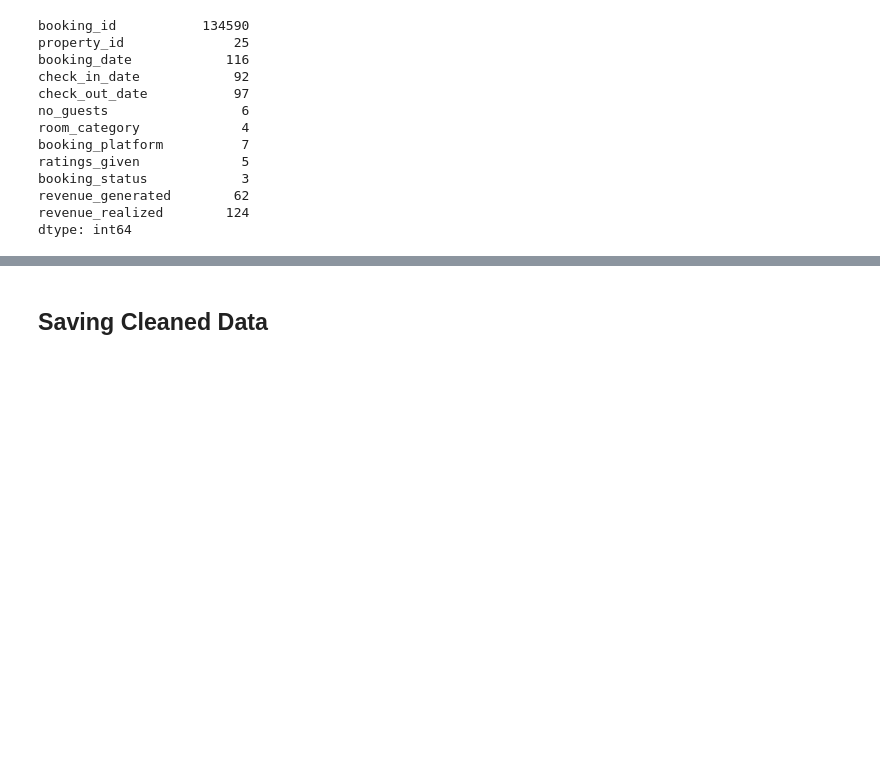
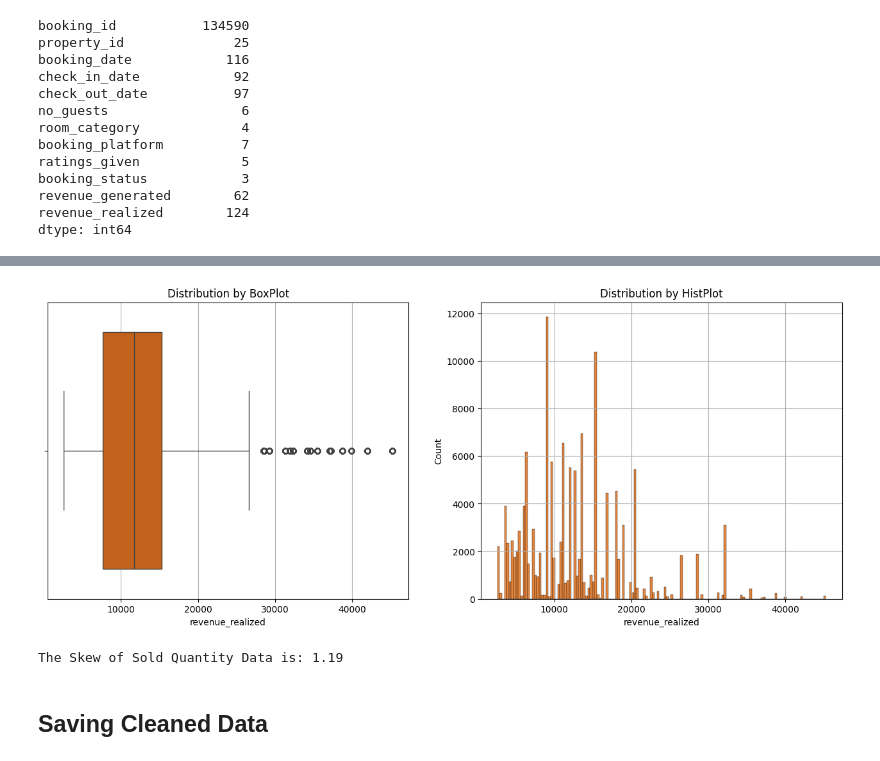
Before and after one commit to WalterEdwardd/AtliQ_Grands_Hospitality_Revenue_Strategy_Project, a Jupyter notebook: scripts/processed.ipynb, the cells around one changed output, grey strips where cells are left out. Cells and saved outputs as stored; diff of their text form; code cells hidden in the pictures; blank space fills up the shorter version.

```diff
--- a/scripts/processed.ipynb
+++ b/scripts/processed.ipynb
@@ -1272,3 +1474,24 @@ dtype: int64
+# %%
+# Create a BoxPlot and HistPlot to visualize distribution of 'ev_sold' and detect any outliers
+# set the size of chart
+plt.figure(figsize=(16,6))
+# first subplot by box plot
+plt.subplot(1,2,1)
+plt.grid()
+sns.boxplot(data=fact_bookings, x='revenue_realized', color='#DC5F00')
+plt.title("Distribution by BoxPlot")
+# second subplot by hist plot
+plt.subplot(1,2,2)
+plt.grid()
+sns.histplot(data=fact_bookings, x='revenue_realized', color='#DC5F00')
+plt.title("Distribution by HistPlot")
+# Display the chart
+plt.show()
+# Check the skewness of data in the "ev_sold" column
+print(f"The Skew of Sold Quantity Data is: {round(fact_bookings['revenue_realized'].skew(), 2)}")
+# %% [output]
+[figure, added]
+The Skew of Sold Quantity Data is: 1.19
 # %% [markdown]
 ## Saving Cleaned Data
 # %%
```
Also changed, not shown: parts of 20 cells of this notebook.
